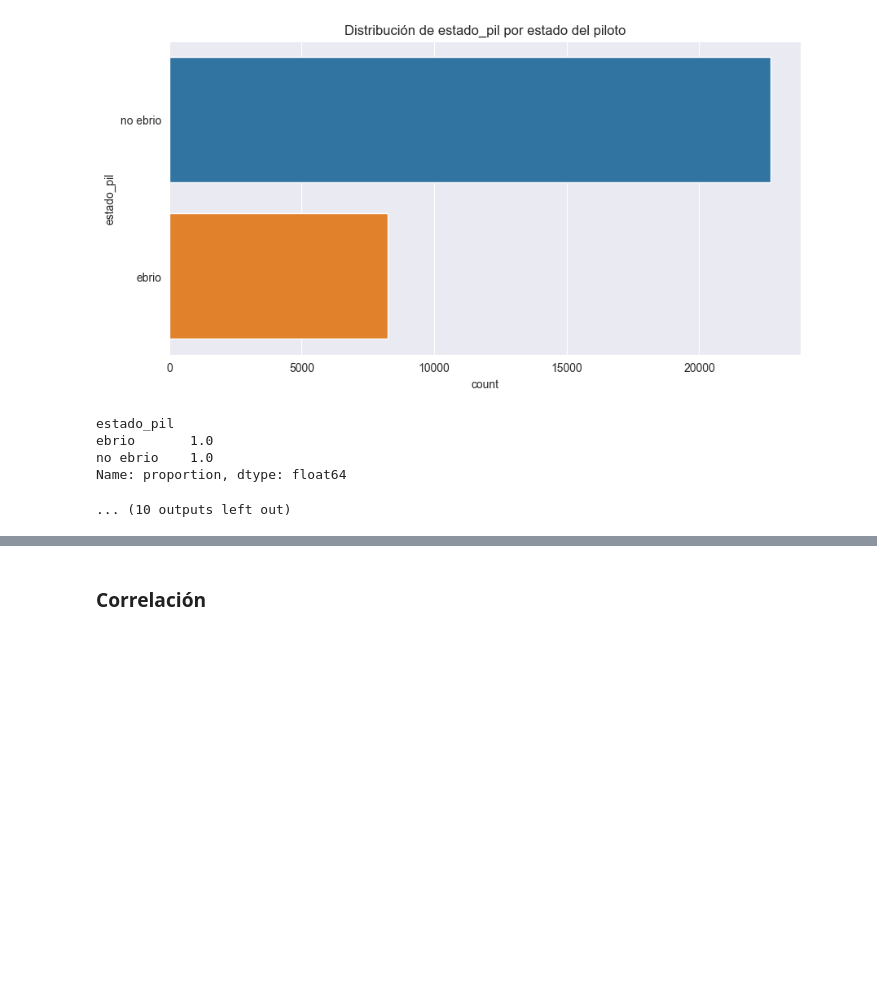
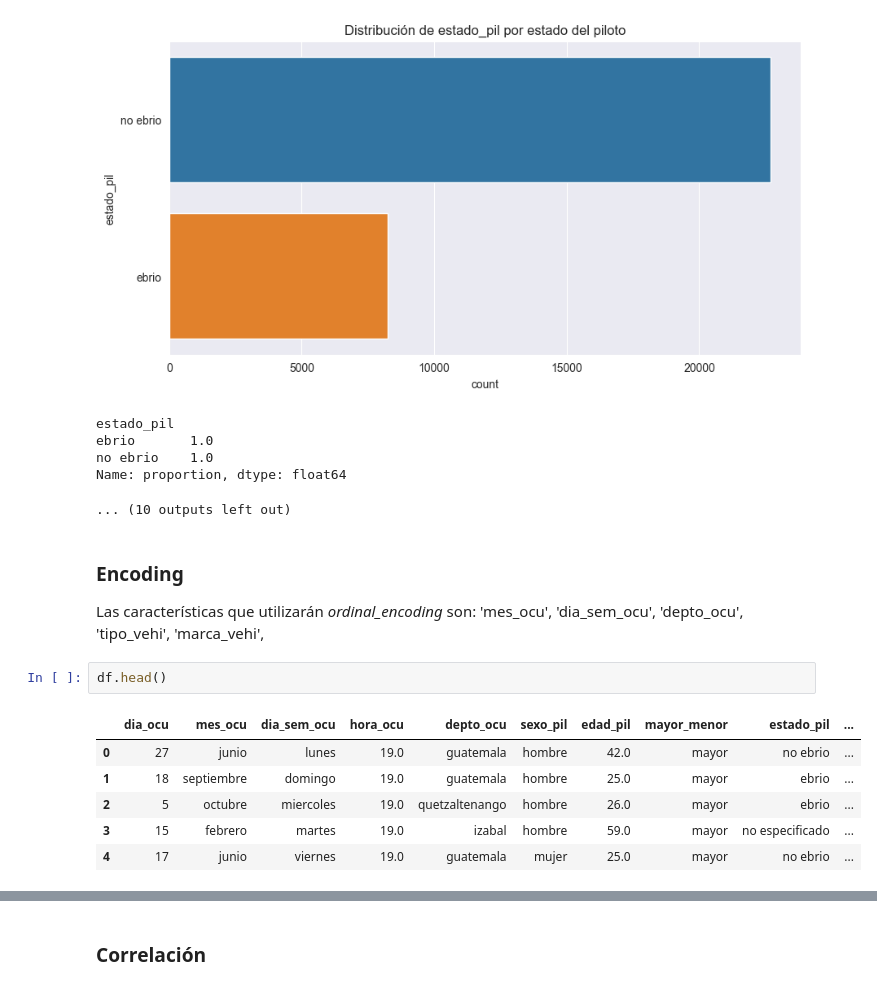
Before and after one commit to FranzCastillo/DM-Car-Incidents-in-GT-Analysis, a Jupyter notebook: Analysis.ipynb, the cells around one changed output, grey strips where cells are left out. Cells and saved outputs as stored; diff of their text form; blank space fills up the shorter version.

```diff
--- a/Analysis.ipynb
+++ b/Analysis.ipynb
@@ -625,3 +625,15 @@ ebrio       1.0
 no ebrio    1.0
 Name: proportion, dtype: float64
 ... (10 outputs left out)
+# %% [markdown]
+### Encoding
+Las características que utilizarán _ordinal\_encoding_ son: 'mes_ocu', 'dia_sem_ocu', 'depto_ocu', 'tipo_vehi', 'marca_vehi',
+# %%
+df.head()
+# %% [output]
+|  | dia_ocu | mes_ocu | dia_sem_ocu | hora_ocu | depto_ocu | sexo_pil | edad_pil | mayor_menor | estado_pil | ... |
+| 0 | 27 | junio | lunes | 19.0 | guatemala | hombre | 42.0 | mayor | no ebrio | ... |
+| 1 | 18 | septiembre | domingo | 19.0 | guatemala | hombre | 25.0 | mayor | ebrio | ... |
+| 2 | 5 | octubre | miercoles | 19.0 | quetzaltenango | hombre | 26.0 | mayor | ebrio | ... |
+| 3 | 15 | febrero | martes | 19.0 | izabal | hombre | 59.0 | mayor | no especificado | ... |
+| 4 | 17 | junio | viernes | 19.0 | guatemala | mujer | 25.0 | mayor | no ebrio | ... |
```
Also changed, not shown: parts of 9 cells of this notebook.
